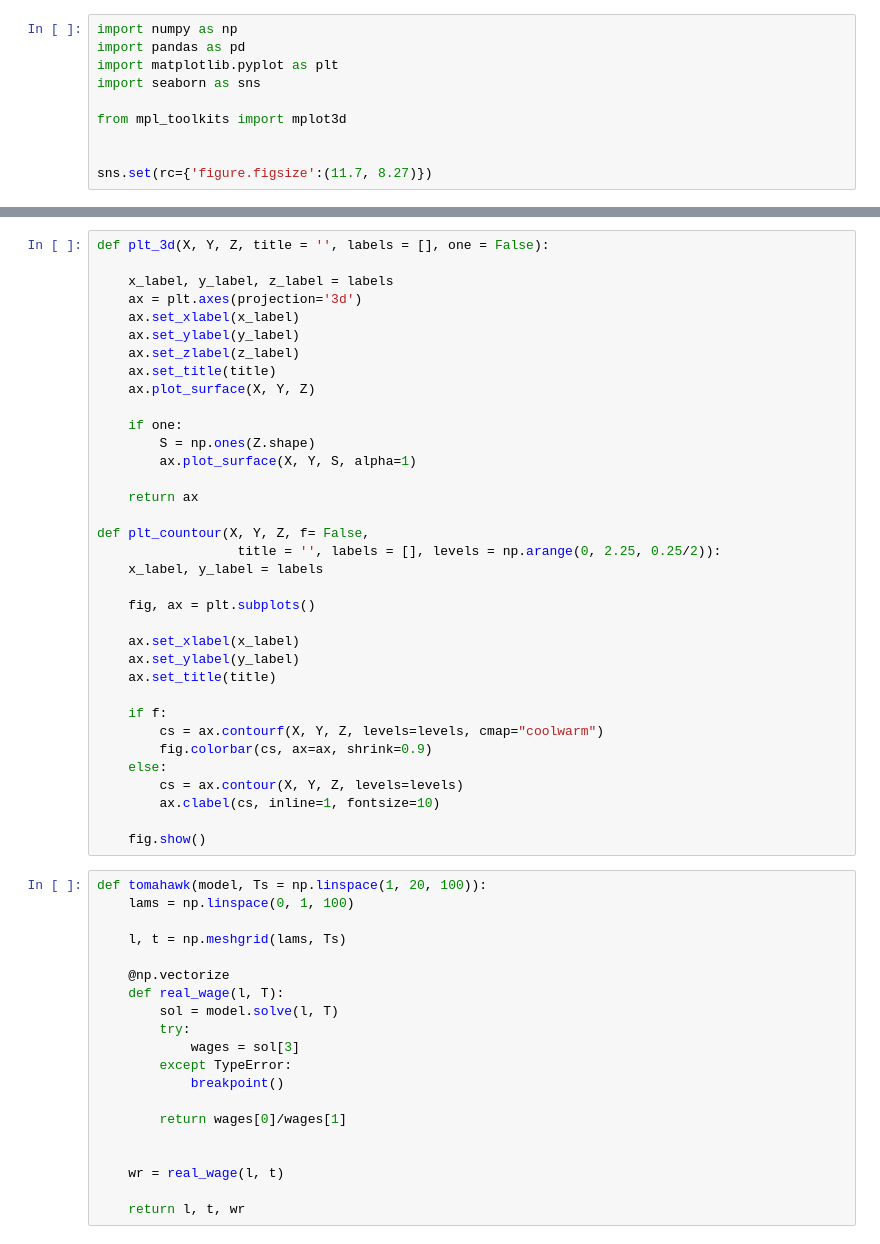
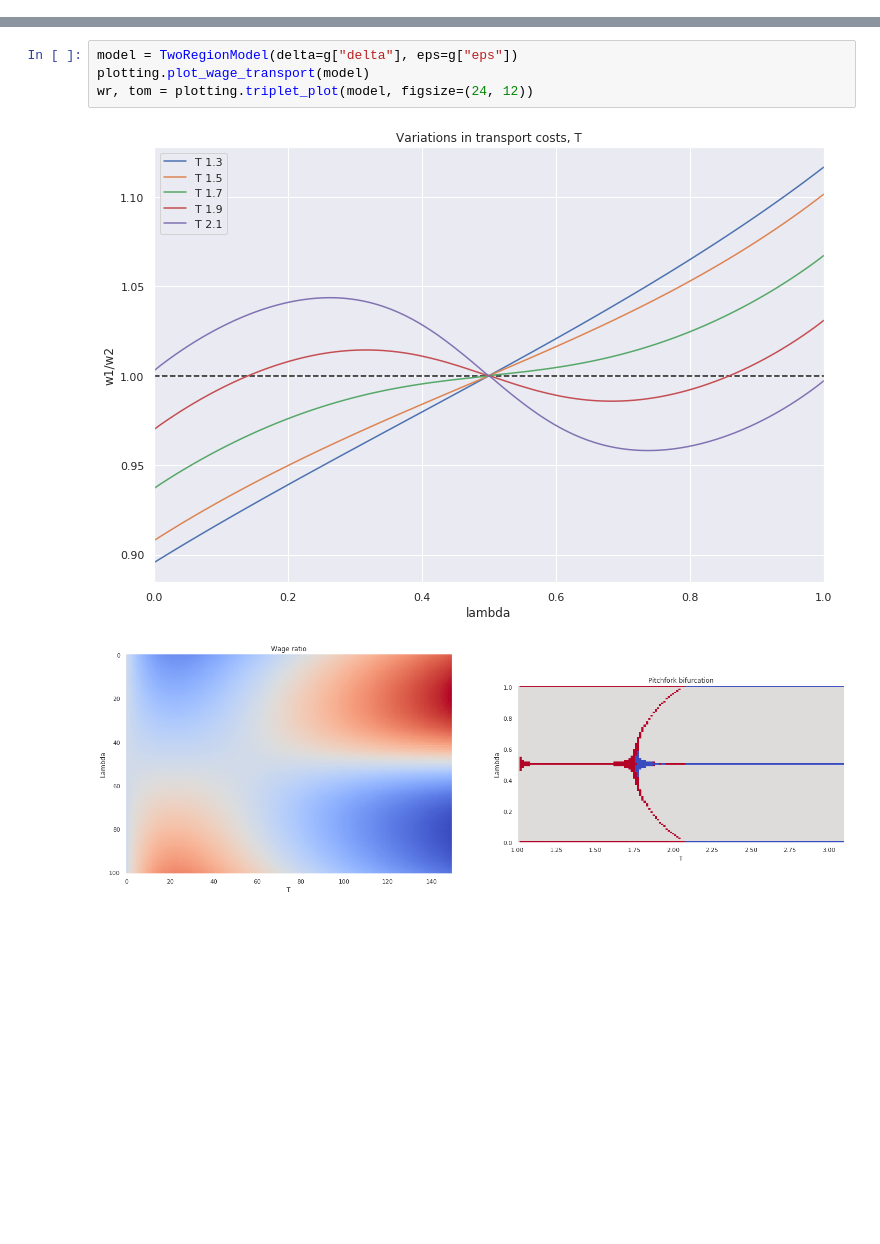
Before and after one commit to NoFishLikeIan/tinbergen, a Jupyter notebook: homework/spatial/Assignment.ipynb, the cells around one changed output, grey strips where cells are left out. Drawn from its saved outputs; the diff is of its cells as text; blank space fills up the shorter version.

```diff
--- a/homework/spatial/Assignment.ipynb
+++ b/homework/spatial/Assignment.ipynb
@@ -1,12 +1,2 @@
-# %%
-import numpy as np
-import pandas as pd
-import matplotlib.pyplot as plt
-import seaborn as sns
-
-from mpl_toolkits import mplot3d
-
-
-sns.set(rc={'figure.figsize':(11.7, 8.27)})
 # %%
 from model import TwoRegionModel
@@ -140,56 +22,8 @@ Demand is more mobile -> workers move and firms move
-# %%
-def plt_3d(X, Y, Z, title = '', labels = [], one = False):
-
-    x_label, y_label, z_label = labels
-    ax = plt.axes(projection='3d')
-    ax.set_xlabel(x_label)
-    ax.set_ylabel(y_label)
-    ax.set_zlabel(z_label)
-    ax.set_title(title)
-    ax.plot_surface(X, Y, Z)
-
-    if one:
-        S = np.ones(Z.shape)
-        ax.plot_surface(X, Y, S, alpha=1)
-
-    return ax
-
-def plt_countour(X, Y, Z, f= False,
-                  title = '', labels = [], levels = np.arange(0, 2.25, 0.25/2)):
-    x_label, y_label = labels
-
-    fig, ax = plt.subplots()
-
-    ax.set_xlabel(x_label)
-    ax.set_ylabel(y_label)
-    ax.set_title(title)
-
-    if f:
-        cs = ax.contourf(X, Y, Z, levels=levels, cmap="coolwarm")
-        fig.colorbar(cs, ax=ax, shrink=0.9)
-    else:
-        cs = ax.contour(X, Y, Z, levels=levels)
-        ax.clabel(cs, inline=1, fontsize=10)
-
-    fig.show()
-# %%
-def tomahawk(model, Ts = np.linspace(1, 20, 100)):
-    lams = np.linspace(0, 1, 100)
-
-    l, t = np.meshgrid(lams, Ts)
-
-    @np.vectorize
-    def real_wage(l, T):
-        sol = model.solve(l, T)
-        try:
-            wages = sol[3]
-        except TypeError:
-            breakpoint()
-
-        return wages[0]/wages[1]
-
-
-    wr = real_wage(l, t)
-
-    return l, t, wr
+# %%
+model = TwoRegionModel(delta=g["delta"], eps=g["eps"])
+plotting.plot_wage_transport(model)
+wr, tom = plotting.triplet_plot(model, figsize=(24, 12))
+# %% [output]
+[figure, added]
+[figure, added]
 # %%
```
Also changed, not shown: parts of 18 cells of this notebook.
